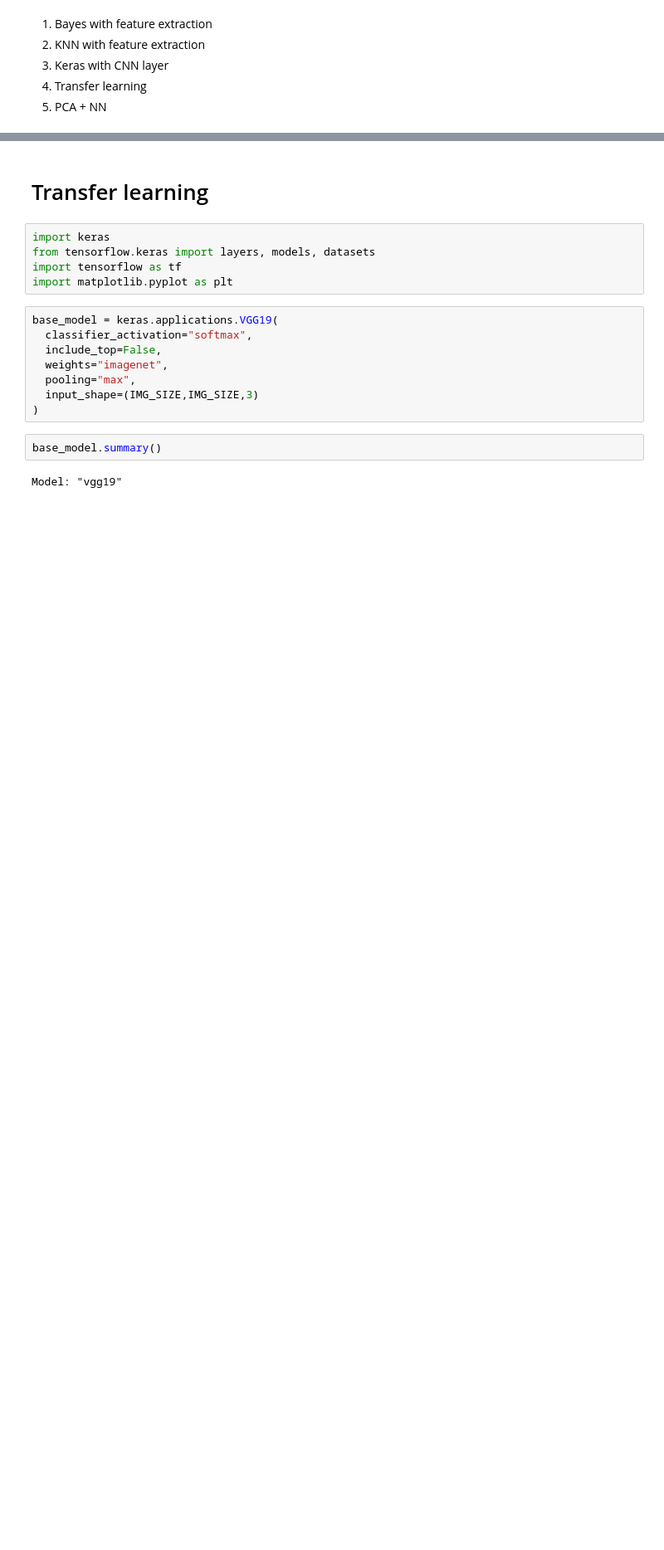
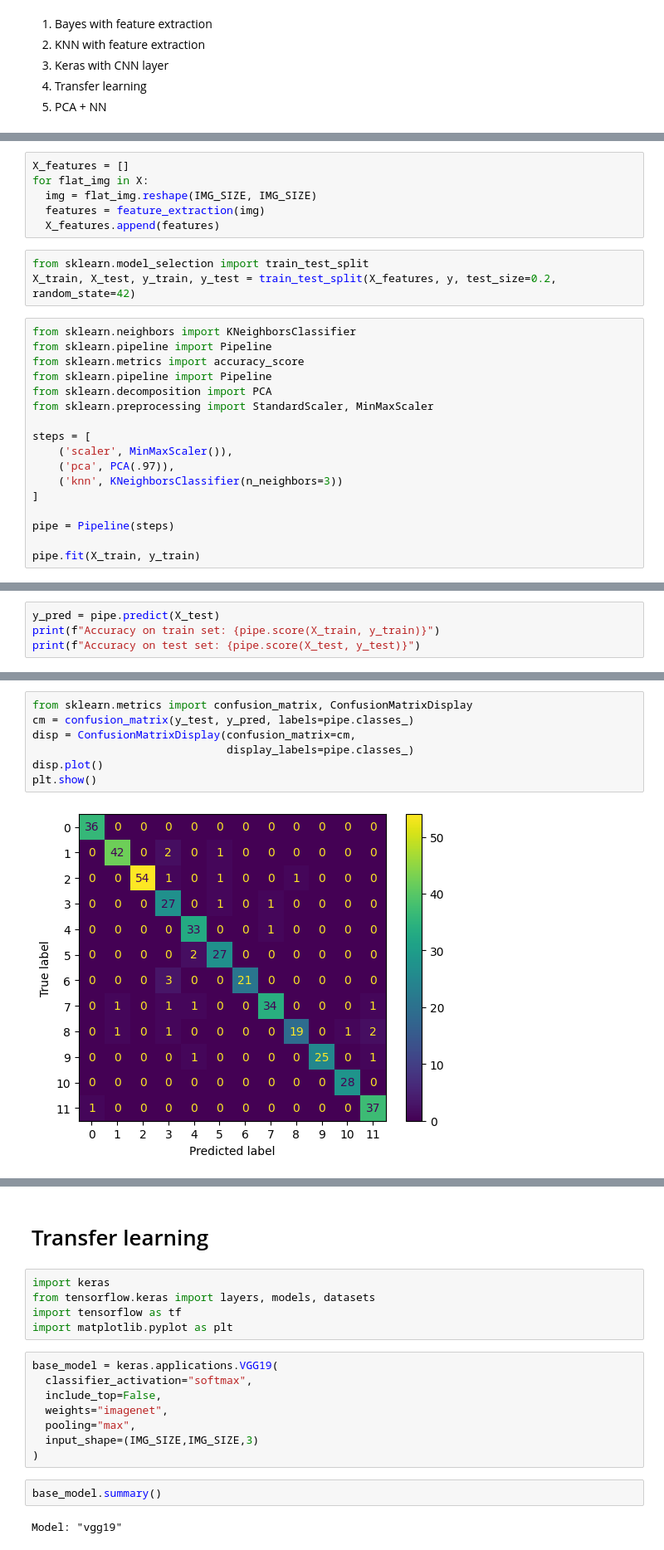
Before and after one commit to Pakin49/Naruto-Hand-Sign-detection, a Jupyter notebook: Naruto_Hand_Sign.ipynb, the cells around one changed output, grey strips where cells are left out. Shown: that part at 83% size. Drawn from its saved outputs; the diff is of its cells as text; blank space fills up the shorter version.

```diff
--- a/Naruto_Hand_Sign.ipynb
+++ b/Naruto_Hand_Sign.ipynb
@@ -352,0 +265,26 @@ print(a)
+# %%
+X_features = []
+for flat_img in X:
+  img = flat_img.reshape(IMG_SIZE, IMG_SIZE)
+  features = feature_extraction(img)
+  X_features.append(features)
+# %%
+from sklearn.model_selection import train_test_split
+X_train, X_test, y_train, y_test = train_test_split(X_features, y, test_size=0.2, random_state=42)
+# %%
+from sklearn.neighbors import KNeighborsClassifier
+from sklearn.pipeline import Pipeline
+from sklearn.metrics import accuracy_score
+from sklearn.pipeline import Pipeline
+from sklearn.decomposition import PCA
+from sklearn.preprocessing import StandardScaler, MinMaxScaler
+
+steps = [
+    ('scaler', MinMaxScaler()),
+    ('pca', PCA(.97)),
+    ('knn', KNeighborsClassifier(n_neighbors=3))
+]
+
+pipe = Pipeline(steps)
+
+pipe.fit(X_train, y_train)
@@ -352,0 +300,4 @@ print(a)
+# %%
+y_pred = pipe.predict(X_test)
+print(f"Accuracy on train set: {pipe.score(X_train, y_train)}")
+print(f"Accuracy on test set: {pipe.score(X_test, y_test)}")
@@ -352,0 +312,9 @@ print(a)
+# %%
+from sklearn.metrics import confusion_matrix, ConfusionMatrixDisplay
+cm = confusion_matrix(y_test, y_pred, labels=pipe.classes_)
+disp = ConfusionMatrixDisplay(confusion_matrix=cm,
+                              display_labels=pipe.classes_)
+disp.plot()
+plt.show()
+# %% [output]
+[figure, added]
```
Also changed, not shown: parts of 41 cells of this notebook.
